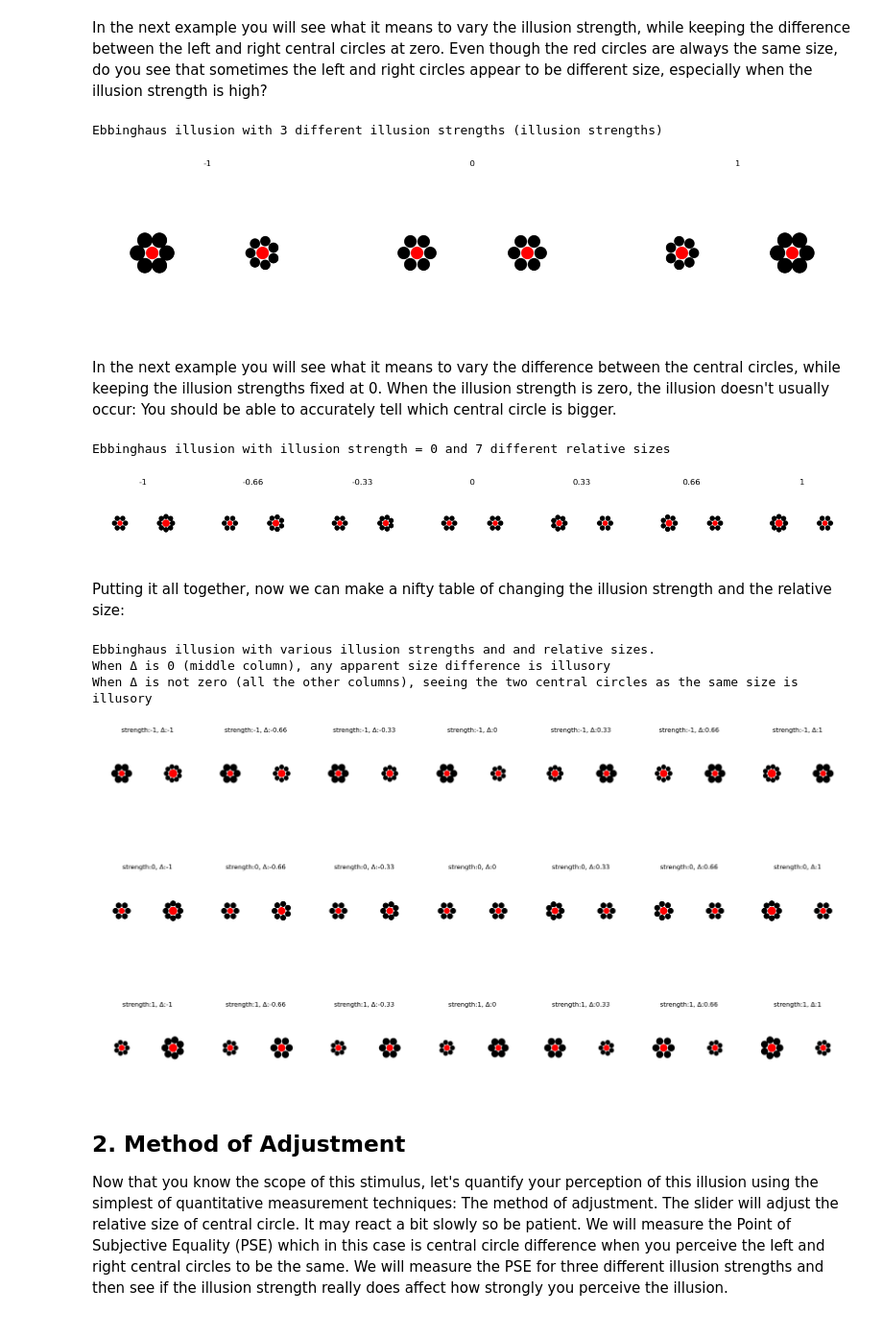
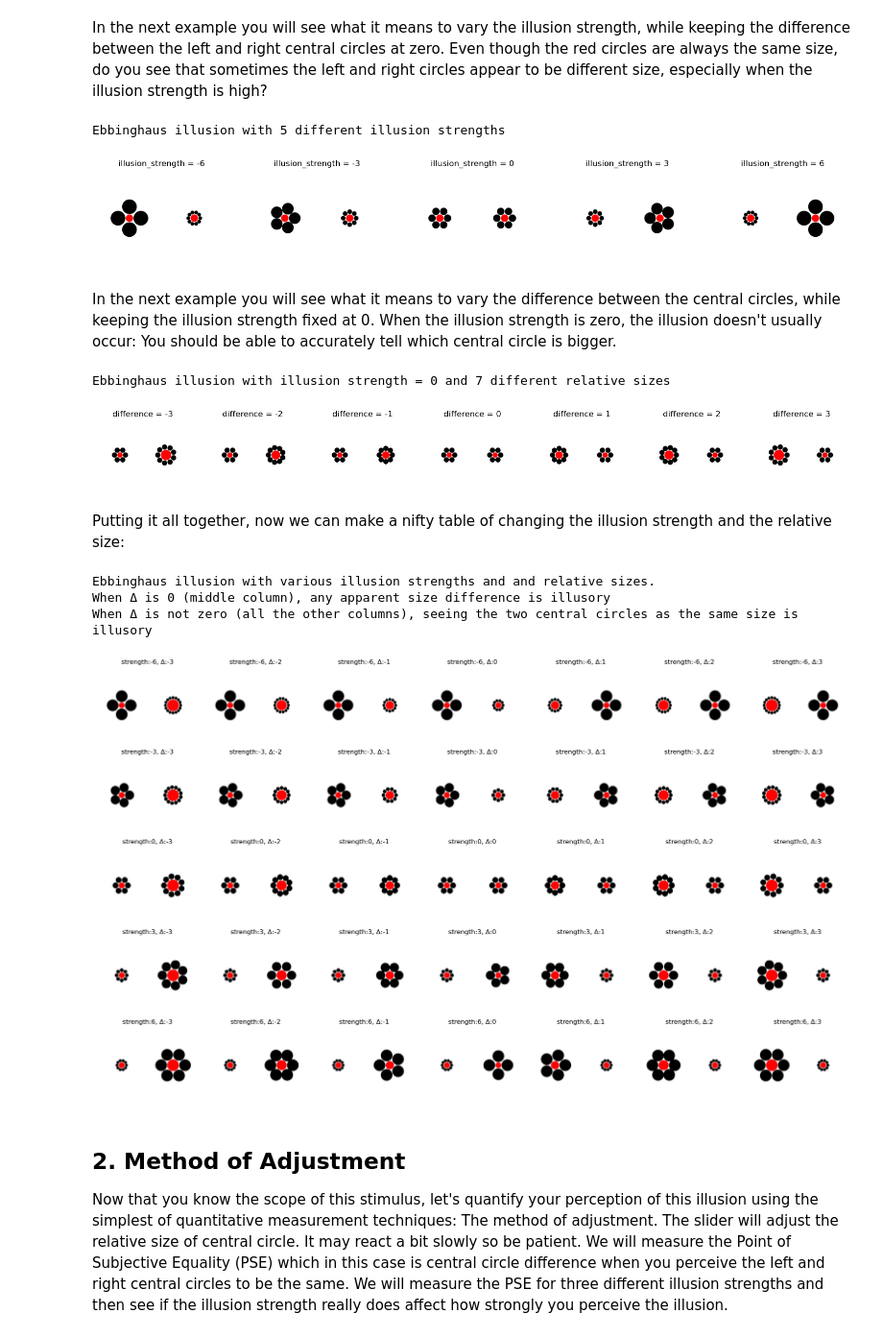
Before and after one commit to ahna/illusion-lab, a Jupyter notebook: Lab1.ipynb, the cells around one changed output. Shown: that part at 96% size. Drawn from its saved outputs; the diff is of its cells as text; code cells hidden in the pictures.

```diff
--- a/Lab1.ipynb
+++ b/Lab1.ipynb
@@ -55,7 +46,8 @@ import pyllusion_lab
 illusion_type = 'Ebbinghaus'
 lab = "lab1"
 standard = 0.15 # the fixed size of the central circle of the standard stimulus (pyllusion calls this size_min)
-differences=[-1, -0.66, -0.33, 0, 0.33, 0.66, 1] # the size differences of the central red circles
+differences=[-3, -2, -1, 0, 1, 2, 3] # the size differences of the central red circles
+illusion_strengths = [-6, -3, 0, 3, 6]
 output_data_path = '../expt_results/' + lab + '/'
 prerendered_stimuli_dir = output_data_path + "pre_rendered_stimuli/"
 if os.path.exists(output_data_path) == False:
@@ -67,5 +59,8 @@ In Pyllusion's implementation of the Ebbinghaus illusion there are two main para
 2. illusion_strength (size of the flanking circles)
 # %%
 # pre-render a bunch of illusions -- it takes a few minutes but will result in faster experiments
-stimuli_dict = pyllusion_lab.pre_render_stimuli(illusion_type, illusion_strengths=[-1,0,1], standard=standard, differences=differences, prerendered_stimuli_dir=prerendered_stimuli_dir);
+# importlib.reload(pyllusion_lab)
+# import pyllusion_lab
+stimuli_df = pyllusion_lab.pre_render_stimuli(illusion_type, illusion_strengths=illusion_strengths, standard=standard, differences=differences, prerendered_stimuli_dir=prerendered_stimuli_dir);
+stimuli_df.head()
 # %% [output]
@@ -93,55 +74,62 @@ stimuli_dict = pyllusion_lab.pre_render_stimuli(illusion_type, illusion_strength
 # %% [markdown]
 In the next example you will see what it means to vary the illusion strength, while keeping the difference between the left and right central circles at zero. Even though the red circles are always the same size, do you see that sometimes the left and right circles appear to be different size, especially when the illusion strength is high?
 # %%
-illusion_strengths = [-1,0,1]
 difference = 0
 plt.figure(figsize=(20,5))
 for i,illusion_strength in enumerate(illusion_strengths, start=1):
     plt.subplot(1,len(illusion_strengths),i)
-    stimulus_img, stimulus_params = pyllusion_lab.load_prerendered_stimulus(stimuli_dict, illusion_strength, difference)
+    stimulus_img, stimulus_params = pyllusion_lab.load_prerendered_stimulus(stimuli_df, illusion_type, \
+                                                                            illusion_strength=illusion_strength, \
+                                                                            difference=difference, \
+                                                                            standard=standard)
     plt.imshow(stimulus_img)
     plt.axis('off')
-    plt.title(illusion_strength)
-print(f"{illusion_type} illusion with {len(illusion_strengths)} different illusion strengths (illusion strengths)")
+    plt.title(f"illusion_strength = {illusion_strength}")
+print(f"{illusion_type} illusion with {len(illusion_strengths)} different illusion strengths")
 # %% [output]
-Ebbinghaus illusion with 3 different illusion strengths (illusion strengths)
+Ebbinghaus illusion with 5 different illusion strengths
-[figure, old version]
+[figure, new version]
 # %% [markdown]
-In the next example you will see what it means to vary the difference between the central circles, while keeping the illusion strengths fixed at 0. When the illusion strength is zero, the illusion doesn't usually occur: You should be able to accurately tell which central circle is bigger.
+In the next example you will see what it means to vary the difference between the central circles, while keeping the illusion strength fixed at 0. When the illusion strength is zero, the illusion doesn't usually occur: You should be able to accurately tell which central circle is bigger.
 # %%
 illusion_strength = 0
 plt.figure(figsize=(20,5))
 for i,delta in enumerate(differences, start=1):
     plt.subplot(1,len(differences),i)
-    stimulus_img, stimulus_params = pyllusion_lab.load_prerendered_stimulus(stimuli_dict, illusion_strength, delta)
+    stimulus_img, stimulus_params = pyllusion_lab.load_prerendered_stimulus(stimuli_df, illusion_type, \
+                                                                            illusion_strength=illusion_strength, \
+                                                                            difference=delta, \
+                                                                            standard=standard)
     plt.imshow(stimulus_img)
     plt.axis('off')
-    plt.title(delta)
+    plt.title(f"difference = {delta}")
 print(f"{illusion_type} illusion with illusion strength = 0 and {len(differences)} different relative sizes")
 # %% [output]
 Ebbinghaus illusion with illusion strength = 0 and 7 different relative sizes
-[figure, old version]
+[figure, new version]
 # %% [markdown]
 Putting it all together, now we can make a nifty table of changing the illusion strength and the relative size:
 # %%
-illusion_strengths = [-1,0,1]
 plt.figure(figsize=(20,12))
 for i,illusion_strength in enumerate(illusion_strengths, start=0):
     for j,delta in enumerate(differences, start=1):
         plt.subplot(len(illusion_strengths),len(differences),i*len(differences)+j)
-        stimulus_img, stimulus_params = pyllusion_lab.load_prerendered_stimulus(stimuli_dict, illusion_strength, delta)
+        stimulus_img, stimulus_params = pyllusion_lab.load_prerendered_stimulus(stimuli_df, illusion_type, \
+                                                                            illusion_strength=illusion_strength, \
+                                                                            difference=delta, \
+                                                                            standard=standard)
         plt.imshow(stimulus_img)
         plt.axis('off')
         plt.title(f"strength:{illusion_strength}, Δ:{delta}")
 plt.tight_layout()
 print(f"{illusion_type} illusion with various illusion strengths and and relative sizes.")
-print("When Δ is 0 (middle column), any apparent size difference is illusory")
-print("When Δ is not zero (all the other columns), seeing the two central circles as the same size is illusory")
+print("When difference (Δ) is 0 (middle column), any apparent size difference is illusory")
+print("When difference (Δ) is not zero (all the other columns), seeing the two central circles as the same size is illusory")
 # %% [output]
 Ebbinghaus illusion with various illusion strengths and and relative sizes.
 When Δ is 0 (middle column), any apparent size difference is illusory
 When Δ is not zero (all the other columns), seeing the two central circles as the same size is illusory
-[figure, old version]
+[figure, new version]
 # %% [markdown]
 ## 2. Method of Adjustment
 Now that you know the scope of this stimulus, let's quantify your perception of this illusion using the simplest of quantitative measurement techniques: The method of adjustment. The slider will adjust the relative size of central circle. It may react a bit slowly so be patient. We will measure the Point of Subjective Equality (PSE) which in this case is central circle difference when you perceive the left and right central circles to be the same. We will measure the PSE for three different illusion strengths and then see if the illusion strength really does affect how strongly you perceive the illusion.
```
Also changed, not shown: parts of 15 cells of this notebook, 2 other files.
